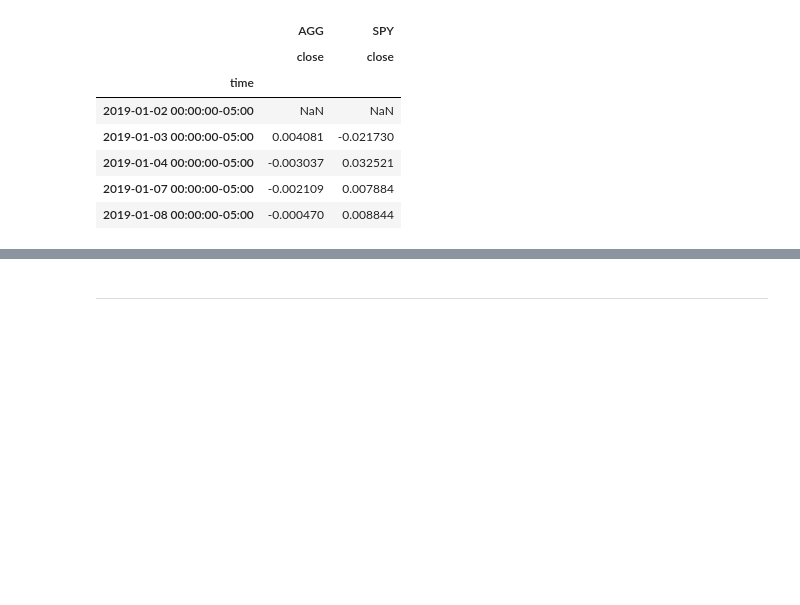
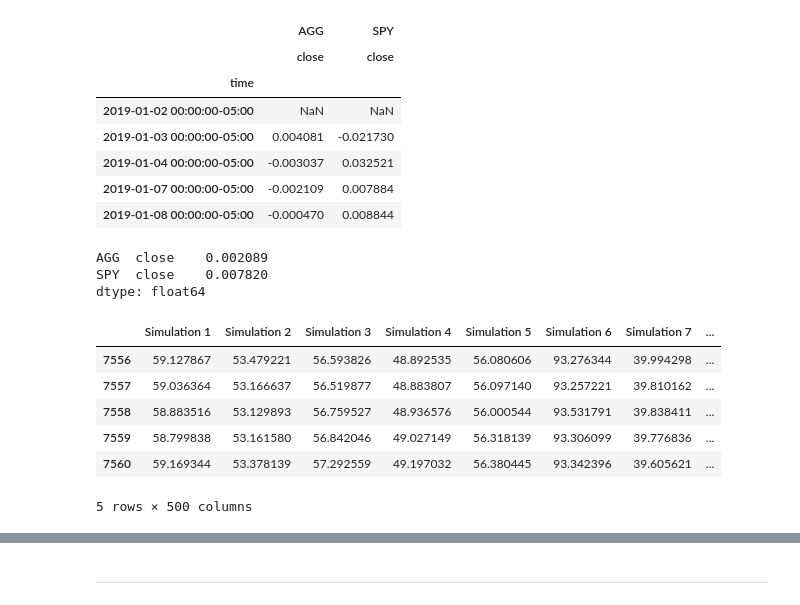
Before and after one commit to Abuubakry-Ali/Home_work_5, a Jupyter notebook: portfolio_planner.ipynb, the cells around one changed output, grey strips where cells are left out. Saved outputs shown, nothing was run; the diff lists cells and outputs as text; code cells hidden in the pictures; blank space fills up the shorter version.

```diff
--- a/portfolio_planner.ipynb
+++ b/portfolio_planner.ipynb
@@ -115,5 +115,11 @@ daily_returns.head()
 | 2019-01-08 00:00:00-05:00 | -0.000470 | 0.008844 |
 # %%
 # Compute daily volatility
+volatility = daily_returns .std()
+volatility
+# %% [output]
+AGG  close    0.002089
+SPY  close    0.007820
+dtype: float64
 # %%
 # Save the last day's closing price
@@ -128,2 +184,12 @@ monte_carlo = pd.DataFrame()
 # %%
 # Check that the simulation ran successfully
+# Print records from the DataFrame
+portfolio_cumulative_returns.tail()
+# %% [output]
+|  | Simulation 1 | Simulation 2 | Simulation 3 | Simulation 4 | Simulation 5 | Simulation 6 | Simulation 7 | ... |
+| 7556 | 59.127867 | 53.479221 | 56.593826 | 48.892535 | 56.080606 | 93.276344 | 39.994298 | ... |
+| 7557 | 59.036364 | 53.166637 | 56.519877 | 48.883807 | 56.097140 | 93.257221 | 39.810162 | ... |
+| 7558 | 58.883516 | 53.129893 | 56.759527 | 48.936576 | 56.000544 | 93.531791 | 39.838411 | ... |
+| 7559 | 58.799838 | 53.161580 | 56.842046 | 49.027149 | 56.318139 | 93.306099 | 39.776836 | ... |
+| 7560 | 59.169344 | 53.378139 | 57.292559 | 49.197032 | 56.380445 | 93.342396 | 39.605621 | ... |
+5 rows × 500 columns
```
Also changed, not shown: parts of 19 cells of this notebook.
